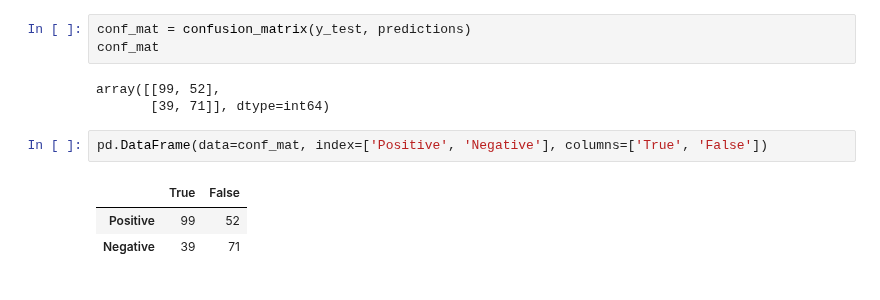
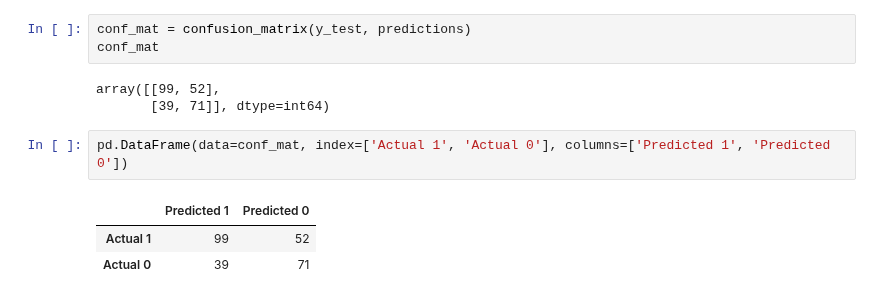
Before and after one commit to jaimiesj/health_outcomes, a Jupyter notebook: src/learn.ipynb, the cells around one changed output. Saved outputs shown, nothing was run; the diff lists cells and outputs as text.

```diff
--- a/src/learn.ipynb
+++ b/src/learn.ipynb
@@ -109,8 +109,8 @@ conf_mat
 array([[99, 52],
        [39, 71]], dtype=int64)
 # %%
-pd.DataFrame(data=conf_mat, index=['Positive', 'Negative'], columns=['True', 'False'])
+pd.DataFrame(data=conf_mat, index=['Actual 1', 'Actual 0'], columns=['Predicted 1', 'Predicted 0'])
 # %% [output]
-|  | True | False |
-| Positive | 99 | 52 |
-| Negative | 39 | 71 |
+|  | Predicted 1 | Predicted 0 |
+| Actual 1 | 99 | 52 |
+| Actual 0 | 39 | 71 |
```
Also changed, not shown: parts of 4 cells of this notebook.
